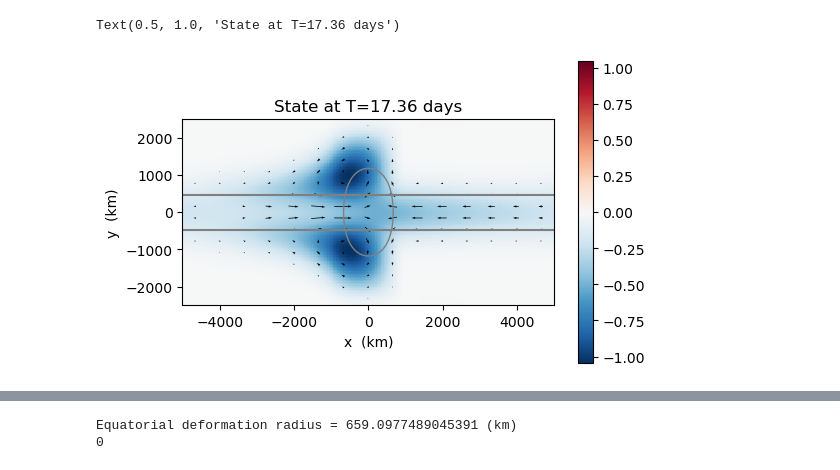
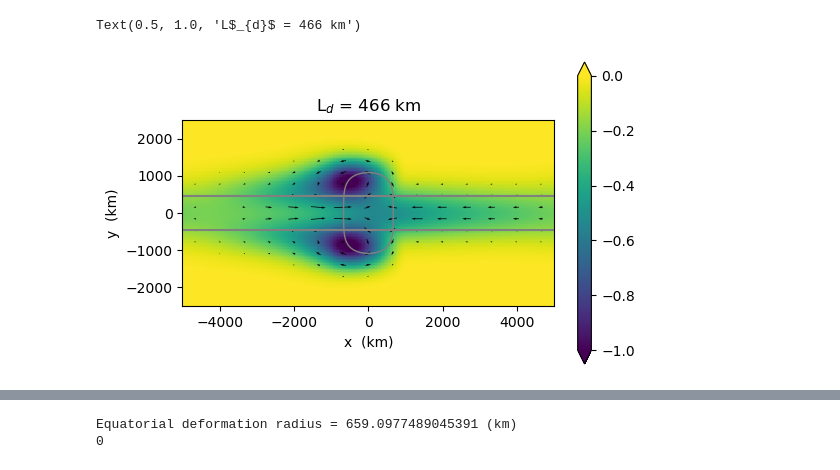
Before and after one commit to AndrewILWilliams/MatGill_CRM, a Jupyter notebook: shallow_water_model/matgill_test.ipynb, the cells around one changed output, grey strips where cells are left out. Saved outputs shown, nothing was run; the diff lists cells and outputs as text; code cells hidden in the pictures.

```diff
--- a/shallow_water_model/matgill_test.ipynb
+++ b/shallow_water_model/matgill_test.ipynb
@@ -101,5 +101,5 @@ def run_linear_model(beta=2.28e-11, equivalent_depth=10, Q0=3, matgill_yexp=2):
     return atmos, da_height, da_forcing
 # %%
 %%time
-atmos_betax2, height_betax2, forcing_betax2 = run_linear_model(beta=2.28e-11*2)
+atmos_betax10, height_betax10, forcing_betax10 = run_linear_model(matgill_yexp=8, xscale=4, beta=2.28e-11*10)
 # %% [output]
@@ -120,25 +168,24 @@ Wall time: 24.7 s
 # %%
 fig, ax = plt.subplots(dpi=100, figsize=(6, 4))
 
 #(height_betax2-height_betax2.mean()).plot(ax=ax, vmin=-0.2, vmax=0.2, cmap='coolwarm')
-height_betax2.plot(ax=ax)
+height_betax2.plot(ax=ax, vmin=-1, vmax=0)
 forcing_betax2.plot.contour(ax=ax, levels=[-1*abs(forcing_betax2).max()/2],
                      colors='grey',
                      linestyles='-', linewidths=1)
 
 x,y=np.meshgrid(height_betax2.x, height_betax2.y)
 plot_wind_arrows(atmos_betax2, (x,y), narrows=(15,15), hide_below=0.05, color='k')
 
 ax.hlines(y=466, xmin=-5000, xmax=5000, color='grey')
 ax.hlines(y=-466, xmin=-5000, xmax=5000, color='grey')
 
 ax.set_aspect('equal')
 ax.set_xlabel('x  (km)')
 ax.set_ylabel('y  (km)')
 
-ax.set_title('State at T=%.2f days' % (atmos.t / 86400.0))
 
-#plt.colorbar()
+ax.set_title(r"L$_{d}$ = 466 km")
 # %% [output]
-Text(0.5, 1.0, 'State at T=17.36 days')
+Text(0.5, 1.0, 'L$_{d}$ = 466 km')
-[figure, old version]
+[figure, new version]
```
Also changed, not shown: parts of 9 cells of this notebook, 1 other file.
